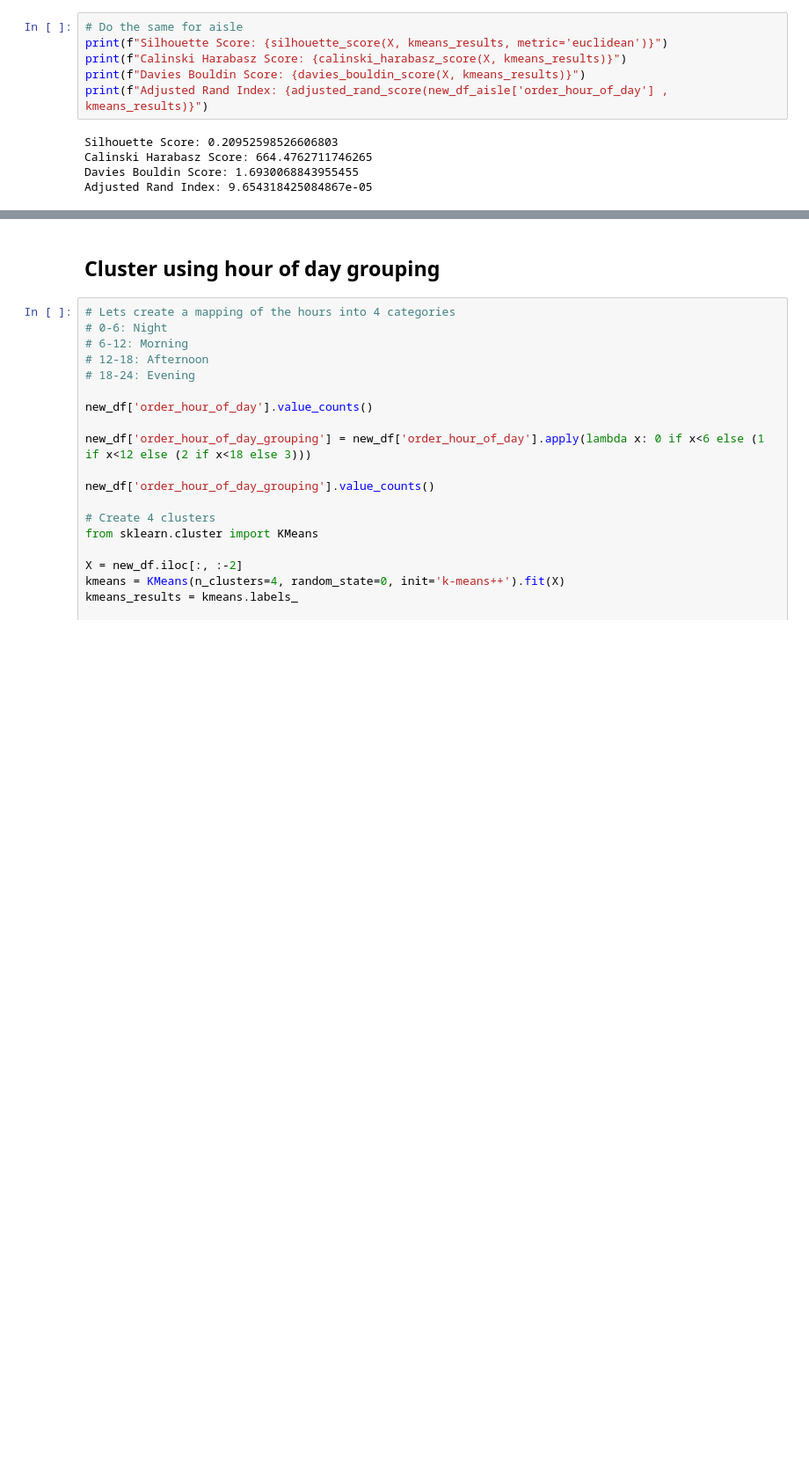
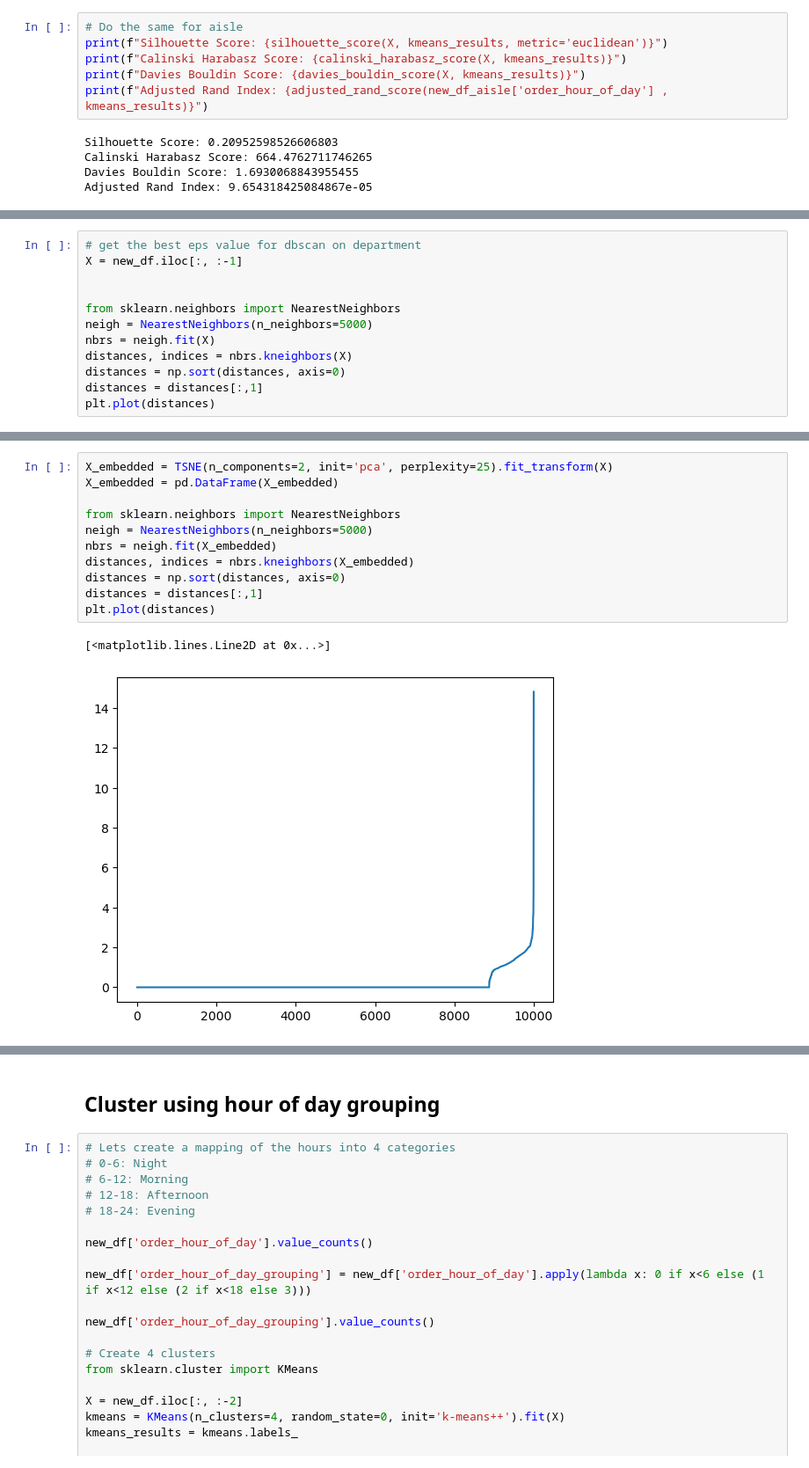
Before and after one commit to supperr-coder/CZ4032-Project2, a Jupyter notebook: Code/Clustering copy 2.ipynb, the cells around one changed output, grey strips where cells are left out. Shown at 88% size. Drawn from its saved outputs; the diff is of its cells as text; blank space fills up the shorter version.

```diff
--- a/Code/Clustering copy 2.ipynb
+++ b/Code/Clustering copy 2.ipynb
@@ -961,0 +964,12 @@ Adjusted Rand Index: 9.654318425084867e-05
+# %%
+# get the best eps value for dbscan on department
+X = new_df.iloc[:, :-1]
+
+
+from sklearn.neighbors import NearestNeighbors
+neigh = NearestNeighbors(n_neighbors=5000)
+nbrs = neigh.fit(X)
+distances, indices = nbrs.kneighbors(X)
+distances = np.sort(distances, axis=0)
+distances = distances[:,1]
+plt.plot(distances)
@@ -961,0 +979,14 @@ Adjusted Rand Index: 9.654318425084867e-05
+# %%
+X_embedded = TSNE(n_components=2, init='pca', perplexity=25).fit_transform(X)
+X_embedded = pd.DataFrame(X_embedded)
+
+from sklearn.neighbors import NearestNeighbors
+neigh = NearestNeighbors(n_neighbors=5000)
+nbrs = neigh.fit(X_embedded)
+distances, indices = nbrs.kneighbors(X_embedded)
+distances = np.sort(distances, axis=0)
+distances = distances[:,1]
+plt.plot(distances)
+# %% [output]
+[<matplotlib.lines.Line2D at 0x...>]
+[figure, added]
```
Also changed, not shown: parts of 7 cells of this notebook.
